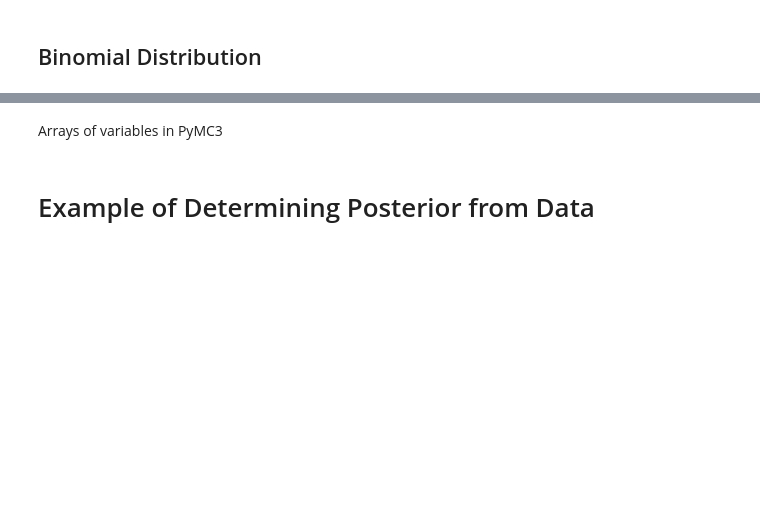
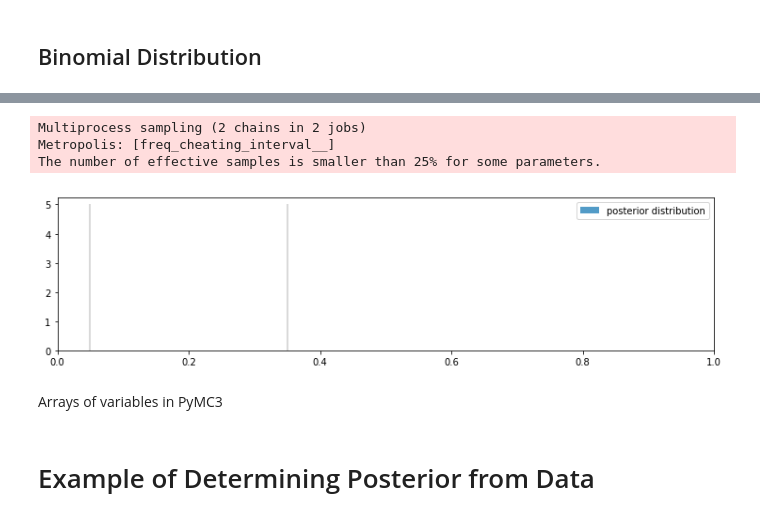
Before and after one commit to WillKoehrsen/eecs-491, a Jupyter notebook: learning/ppbmh_chapter_2.ipynb, the cells around one changed output, grey strips where cells are left out. Cells and saved outputs as stored; diff of their text form; code cells hidden in the pictures; blank space fills up the shorter version.

```diff
--- a/learning/ppbmh_chapter_2.ipynb
+++ b/learning/ppbmh_chapter_2.ipynb
@@ -394,20 +488,25 @@ plt.legend();
 # %%
 with pm.Model() as model:
     p = pm.Uniform("freq_cheating", 0, 1)
     p_skewed = pm.Deterministic("p_skewed", 0.5*p + 0.25)
     yes_responses = pm.Binomial("number_cheaters", 100, p_skewed, observed=35)
     # To Be Explained in Chapter 3!
     step = pm.Metropolis()
-    trace = pm.sample(25000, step=step)
+    trace = pm.sample(1000, step=step)
     burned_trace = trace[2500:]
 
 figsize(12.5, 3)
 p_trace = burned_trace["freq_cheating"]
 plt.hist(p_trace, histtype="stepfilled", normed=True, alpha=0.85, bins=30,
          label="posterior distribution", color="#348ABD")
 plt.vlines([.05, .35], [0, 0], [5, 5], alpha=0.2)
 plt.xlim(0, 1)
 plt.legend();
+# %% [output]
+Multiprocess sampling (2 chains in 2 jobs)
+Metropolis: [freq_cheating_interval__]
+The number of effective samples is smaller than 25% for some parameters.
+[figure, added]
 # %% [markdown]
 Arrays of variables in PyMC3
 # %%
```
Also changed, not shown: parts of 53 cells of this notebook, 1 other file.
